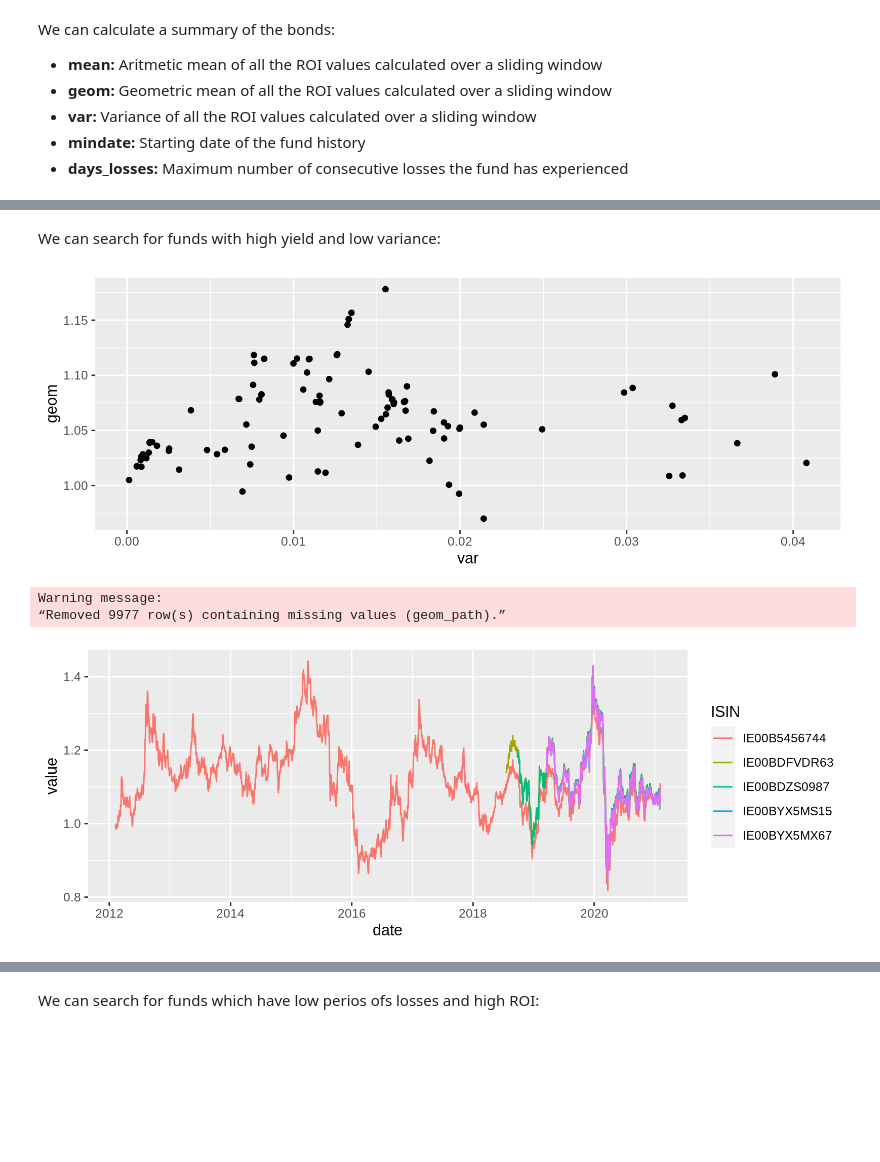
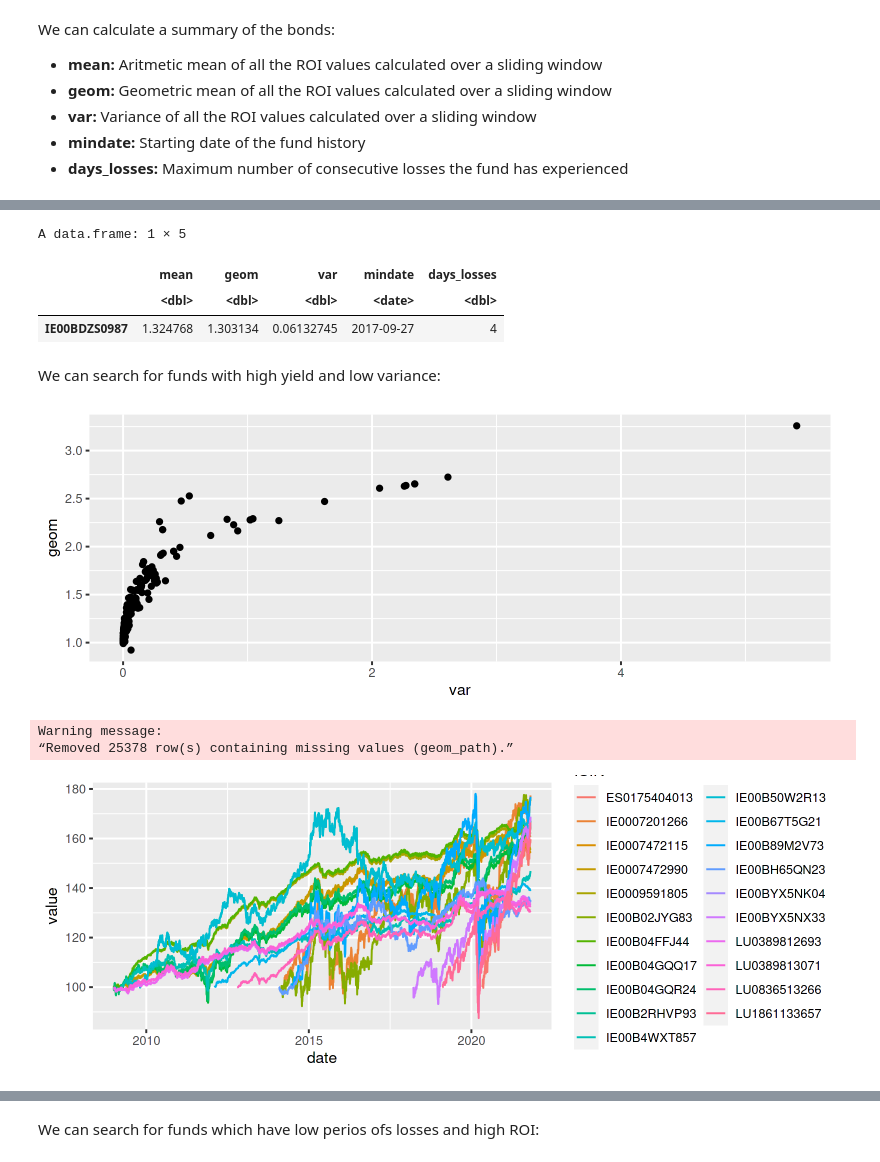
Before and after one commit to calabozo/morningstar, a Jupyter notebook: notebooks/1_exploratory_analysis_R.ipynb, the cells around one changed output, grey strips where cells are left out. Saved outputs shown, nothing was run; the diff lists cells and outputs as text; code cells hidden in the pictures; blank space fills up the shorter version.

```diff
--- a/notebooks/1_exploratory_analysis_R.ipynb
+++ b/notebooks/1_exploratory_analysis_R.ipynb
@@ -12,17 +41,23 @@ source('../src/R/rfunds.R')
 # %%
-reload <- TRUE
+reload <- FALSE
 if (reload){
     pyfunds <- import_from_path('pyfunds', path = "../src/")
     dt <- import("datetime", convert = FALSE)
-    funds<-read.table('fund_list.txt', na.strings="",stringsAsFactors=FALSE, skipNul = TRUE,header=FALSE)
-    funds<-funds$V1
-    m<-pyfunds$MorningStar(ISINs=funds, currency='EUR', start_date=dt$date(2009L, 1L, 1L))
+    m<-pyfunds$MorningStar(ISINs=funds$codigoIsin, currency='EUR', start_date=dt$date(2009L, 1L, 1L))
     df_values<-m$df_values
     df_values$date<-as.POSIXct(rownames(df_values))
+    df_values<-df_values[order(df_values$date),]
     saveRDS(df_values, file = "df_values.rds")
+
+    annual_charges<-unlist(m$get_annual_charges())
+    saveRDS(annual_charges, file = "annual_charges.rds")
+
 }else{
     df_values <- readRDS("df_values.rds")
+    annual_charges <- readRDS("annual_charges.rds")
 }
 # %% [markdown]
 All the funds start with an initial investment of 100:
+# %%
+df_values$date <- as.Date(rownames(df_values))
 # %%
@@ -42,7 +77,7 @@ A data.frame: 6 × 103
 # %% [markdown]
 First we calculate the ROI over a sliding window of one year for all the funds
 # %%
-df_roi<-calc_roi(df_values, num_days=365)
+df_roi<-calc_roi(df_values, num_days=365,annual_charges_percentage=0.01)
 # %% [markdown]
 We can calculate a summary of the bonds:
 * **mean:** Aritmetic mean of all the ROI values calculated over a sliding window
@@ -51,6 +86,6 @@ We can calculate a summary of the bonds:
 * **mindate:** Starting date of the fund history
 * **days_losses:** Maximum number of consecutive losses the fund has experienced
 # %%
-df_summary<-calc_summary(df_values, num_days=365)
+df_summary<-calc_summary(df_values %>% mutate_if(is.numeric, ~(. /100)), num_days=365)
 head(df_summary)
 # %% [output]
@@ -64,3 +118,10 @@ head(df_summary)
+# %%
+df_summary[100,]
+# %% [output]
+A data.frame: 1 × 5
+|  | mean | geom | var | mindate | days_losses |
+|  | <dbl> | <dbl> | <dbl> | <date> | <dbl> |
+| IE00BDZS0987 | 1.324768 | 1.303134 | 0.06132745 | 2017-09-27 | 4 |
 # %% [markdown]
 We can search for funds with high yield and low variance:
 # %%
@@ -68,14 +129,14 @@ options(repr.plot.width=8,repr.plot.height=3,repr.plot.res = 200)
 
 ggplot(df_summary,aes(x=var,y=geom))+geom_point()
 # %% [output]
-[figure, old version]
+[figure, new version]
 # %%
-high_profit<-df_summary %>% filter(var<0.01) %>% filter(geom>1.1)
+high_profit<-df_summary %>% filter(var<0.04) %>% filter(geom>1.2)
 plot_funds(df_roi,funds=rownames(high_profit))
 # %% [output]
 Warning message:
-“Removed 9977 row(s) containing missing values (geom_path).”
+“Removed 25378 row(s) containing missing values (geom_path).”
-[figure, old version]
+[figure, new version]
 # %%
 low_risk<-df_summary %>% filter(var<0.001) %>% filter(geom>1.02)
 plot_funds(df_roi,funds=rownames(low_risk))
```
Also changed, not shown: parts of 14 cells of this notebook, 4 other files.
